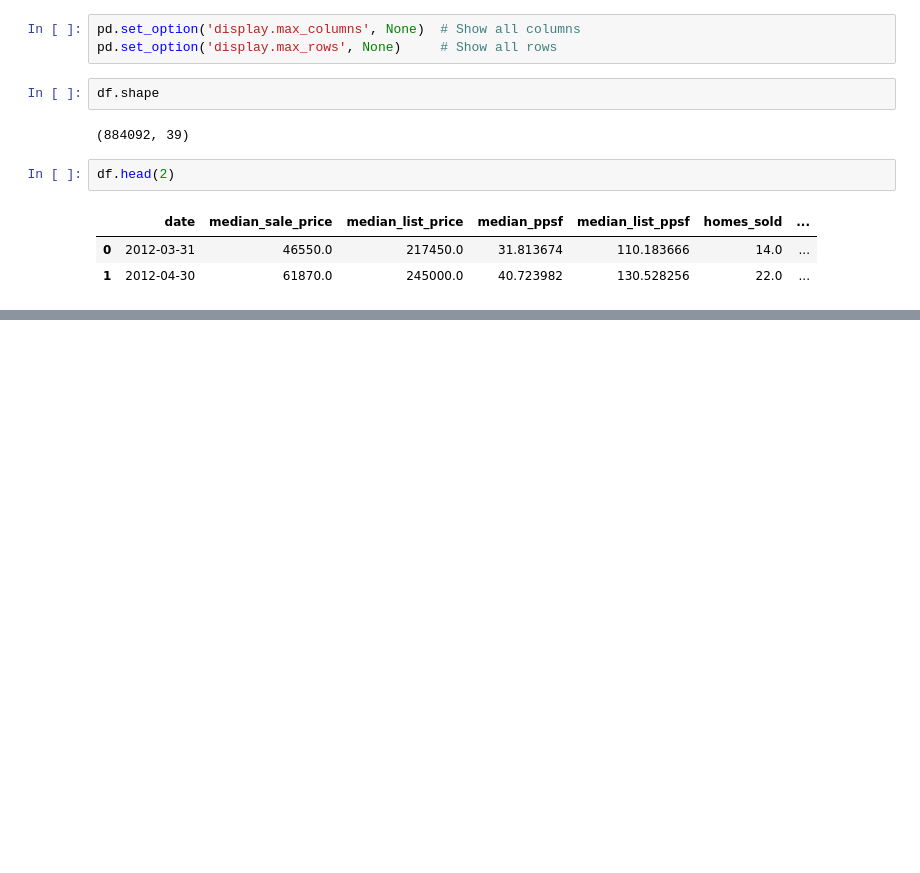
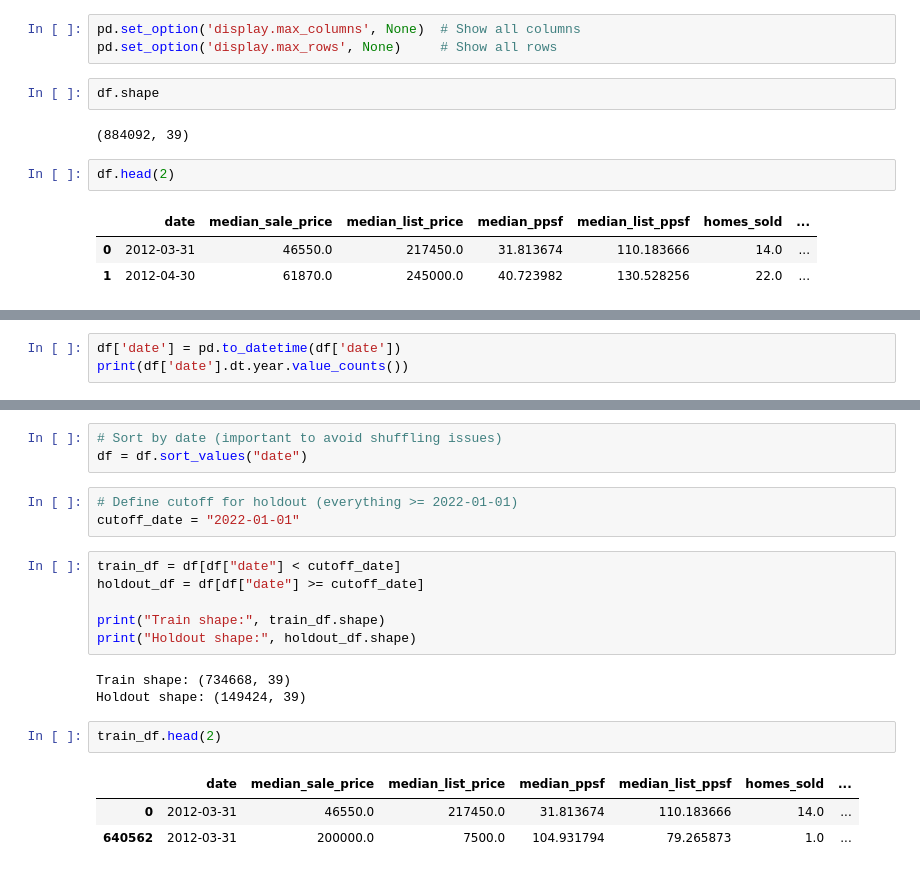
Before and after one commit to sebopapazo/Regression_ML_EndtoEnd, a Jupyter notebook: notebooks/00_data_split.ipynb, the cells around one changed output, grey strips where cells are left out. Cells and saved outputs as stored; diff of their text form; blank space fills up the shorter version.

```diff
--- a/notebooks/00_data_split.ipynb
+++ b/notebooks/00_data_split.ipynb
@@ -29,0 +18,3 @@ print(holdout_df.shape)
+# %%
+df['date'] = pd.to_datetime(df['date'])
+print(df['date'].dt.year.value_counts())
@@ -29,0 +61,21 @@ print(holdout_df.shape)
+# %%
+# Sort by date (important to avoid shuffling issues)
+df = df.sort_values("date")
+# %%
+# Define cutoff for holdout (everything >= 2022-01-01)
+cutoff_date = "2022-01-01"
+# %%
+train_df = df[df["date"] < cutoff_date]
+holdout_df = df[df["date"] >= cutoff_date]
+
+print("Train shape:", train_df.shape)
+print("Holdout shape:", holdout_df.shape)
+# %% [output]
+Train shape: (734668, 39)
+Holdout shape: (149424, 39)
+# %%
+train_df.head(2)
+# %% [output]
+|  | date | median_sale_price | median_list_price | median_ppsf | median_list_ppsf | homes_sold | ... |
+| 0 | 2012-03-31 | 46550.0 | 217450.0 | 31.813674 | 110.183666 | 14.0 | ... |
+| 640562 | 2012-03-31 | 200000.0 | 7500.0 | 104.931794 | 79.265873 | 1.0 | ... |
```
Also changed, not shown: parts of 6 cells of this notebook, 11 other files.
